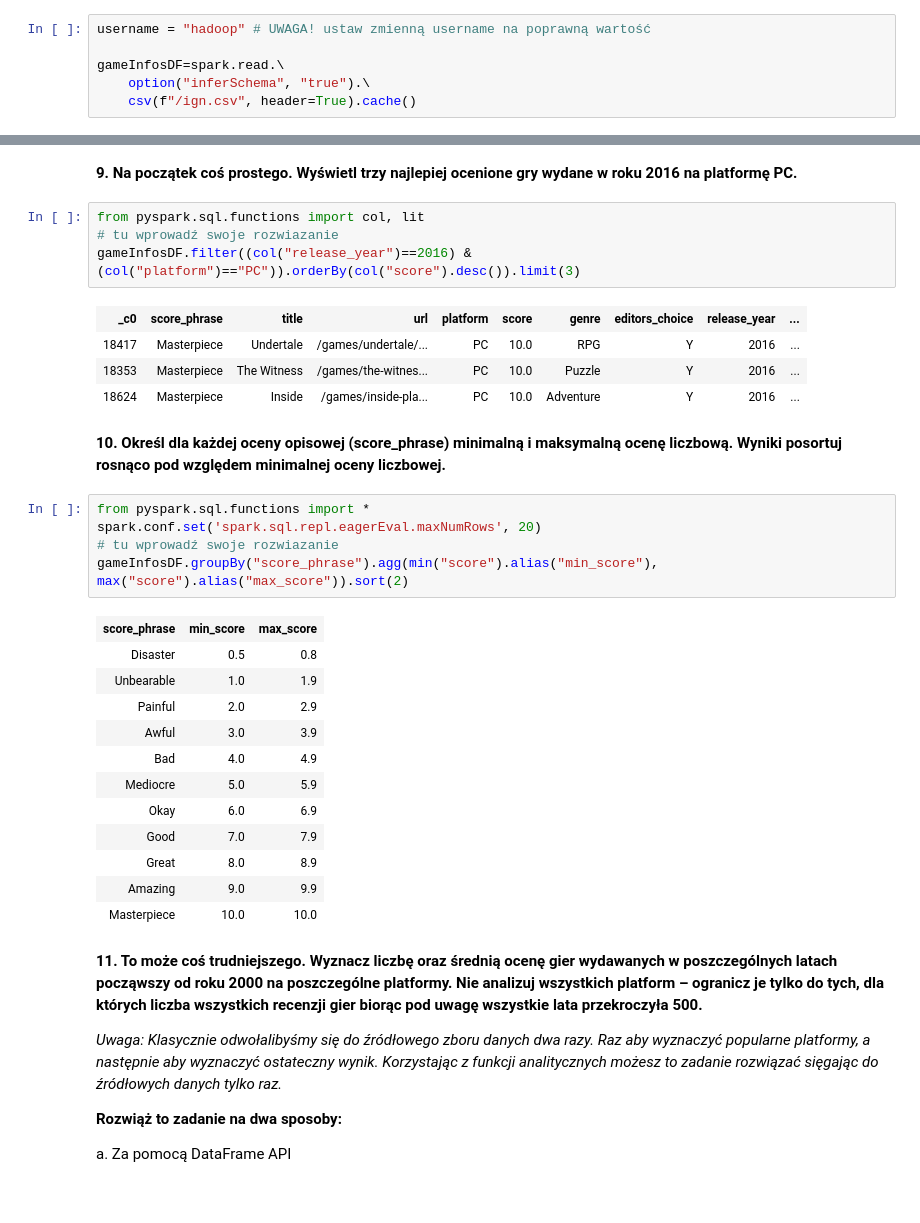
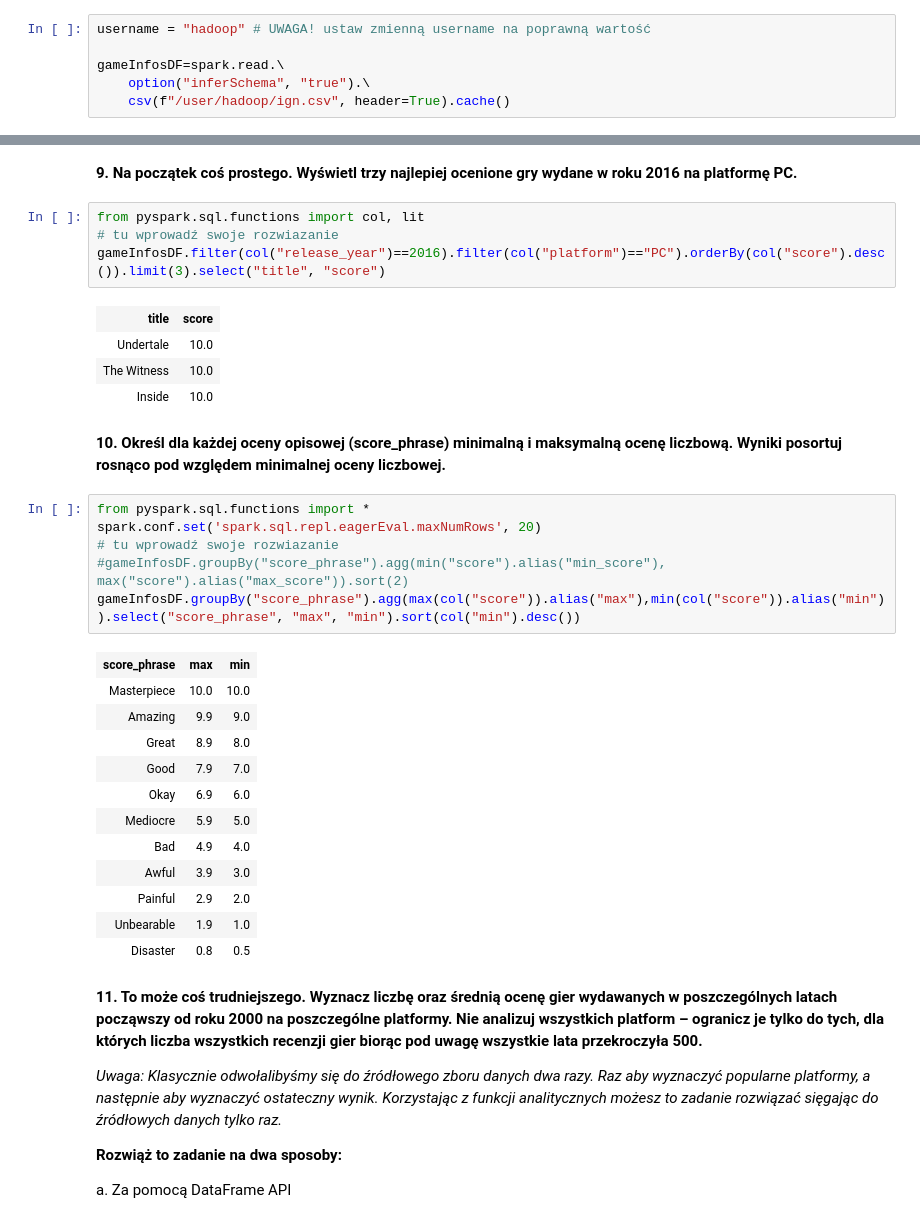
Before and after one commit to Michaszek224/bigData, a Jupyter notebook: work/notebooks/SP04_w1_25-Spark-DataFrames-API-SQL.ipynb, the cells around one changed output, grey strips where cells are left out. Cells and saved outputs as stored; diff of their text form.

```diff
--- a/work/notebooks/SP04_w1_25-Spark-DataFrames-API-SQL.ipynb
+++ b/work/notebooks/SP04_w1_25-Spark-DataFrames-API-SQL.ipynb
@@ -51,4 +56,4 @@ username = "hadoop" # UWAGA! ustaw zmienną username na poprawną wartość
 
 gameInfosDF=spark.read.\
     option("inferSchema", "true").\
-    csv(f"/ign.csv", header=True).cache()
+    csv(f"/user/hadoop/ign.csv", header=True).cache()
@@ -139,12 +142,12 @@ Wyświetl trzy najlepiej ocenione gry wydane w roku 2016 na platformę PC.**
 # %%
 from pyspark.sql.functions import col, lit
 # tu wprowadź swoje rozwiazanie
-gameInfosDF.filter((col("release_year")==2016) & (col("platform")=="PC")).orderBy(col("score").desc()).limit(3)
+gameInfosDF.filter(col("release_year")==2016).filter(col("platform")=="PC").orderBy(col("score").desc()).limit(3).select("title", "score")
 # %% [output]
-| _c0 | score_phrase | title | url | platform | score | genre | editors_choice | release_year | ... |
-| 18417 | Masterpiece | Undertale | /games/undertale/... | PC | 10.0 | RPG | Y | 2016 | ... |
-| 18353 | Masterpiece | The Witness | /games/the-witnes... | PC | 10.0 | Puzzle | Y | 2016 | ... |
-| 18624 | Masterpiece | Inside | /games/inside-pla... | PC | 10.0 | Adventure | Y | 2016 | ... |
+| title | score |
+| Undertale | 10.0 |
+| The Witness | 10.0 |
+| Inside | 10.0 |
 # %% [markdown]
 **10. Określ dla każdej oceny opisowej (score_phrase) minimalną i
 maksymalną ocenę liczbową. Wyniki posortuj
@@ -152,21 +155,22 @@ rosnąco pod względem minimalnej oceny liczbowej.**
 # %%
 from pyspark.sql.functions import *
 spark.conf.set('spark.sql.repl.eagerEval.maxNumRows', 20)
 # tu wprowadź swoje rozwiazanie
-gameInfosDF.groupBy("score_phrase").agg(min("score").alias("min_score"), max("score").alias("max_score")).sort(2)
+#gameInfosDF.groupBy("score_phrase").agg(min("score").alias("min_score"), max("score").alias("max_score")).sort(2)
+gameInfosDF.groupBy("score_phrase").agg(max(col("score")).alias("max"),min(col("score")).alias("min")).select("score_phrase", "max", "min").sort(col("min").desc())
 # %% [output]
-| score_phrase | min_score | max_score |
-| Disaster | 0.5 | 0.8 |
-| Unbearable | 1.0 | 1.9 |
-| Painful | 2.0 | 2.9 |
-| Awful | 3.0 | 3.9 |
-| Bad | 4.0 | 4.9 |
-| Mediocre | 5.0 | 5.9 |
-| Okay | 6.0 | 6.9 |
-| Good | 7.0 | 7.9 |
-| Great | 8.0 | 8.9 |
-| Amazing | 9.0 | 9.9 |
+| score_phrase | max | min |
 | Masterpiece | 10.0 | 10.0 |
+| Amazing | 9.9 | 9.0 |
+| Great | 8.9 | 8.0 |
+| Good | 7.9 | 7.0 |
+| Okay | 6.9 | 6.0 |
+| Mediocre | 5.9 | 5.0 |
+| Bad | 4.9 | 4.0 |
+| Awful | 3.9 | 3.0 |
+| Painful | 2.9 | 2.0 |
+| Unbearable | 1.9 | 1.0 |
+| Disaster | 0.8 | 0.5 |
 # %% [markdown]
 **11. To może coś trudniejszego. Wyznacz liczbę oraz średnią ocenę gier wydawanych w poszczególnych latach
 począwszy od roku 2000 na poszczególne platformy. Nie analizuj wszystkich platform – ogranicz je tylko do
```
Also changed, not shown: parts of 13 cells of this notebook, 32 other files.
